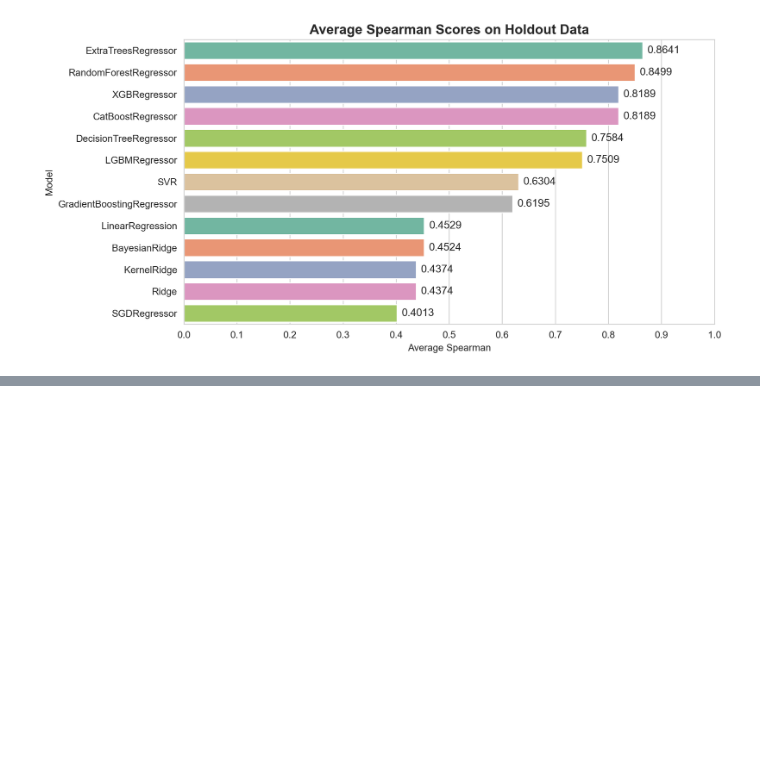
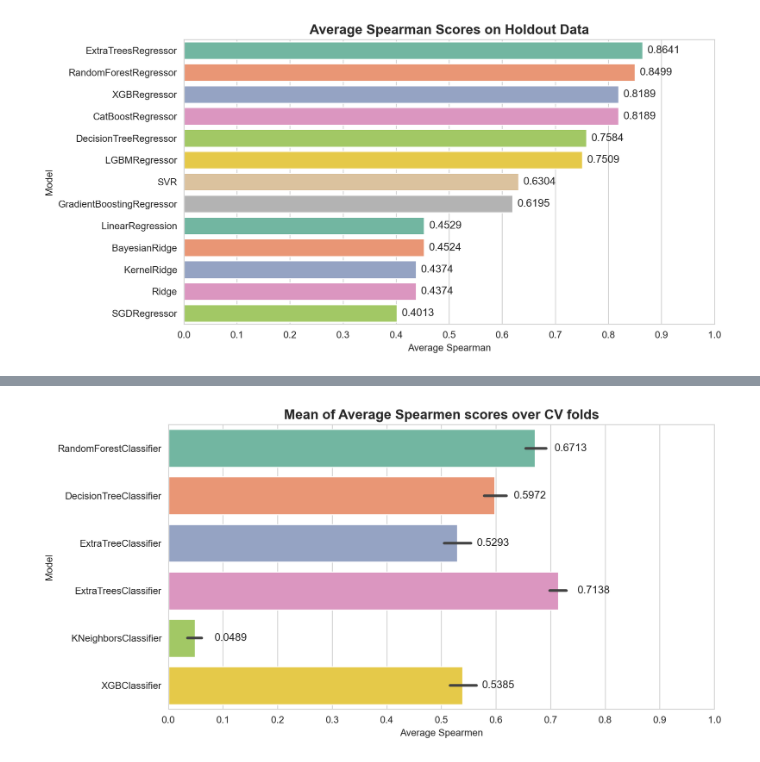
Before and after one commit to nina-prog/meta-learning-for-encoder-selection, a Jupyter notebook: notebooks/week11/week11-regression.ipynb, the cells around one changed output, grey strips where cells are left out. Saved outputs shown, nothing was run; the diff lists cells and outputs as text; code cells hidden in the pictures; blank space fills up the shorter version.

Commit message:
Add plots for comparison of multiclass classification regression

```diff
--- a/notebooks/week11/week11-regression.ipynb
+++ b/notebooks/week11/week11-regression.ipynb
@@ -261,0 +264,7 @@ plt.show()
+# %%
+# load from pickle
+scores_df = pd.read_pickle("../../data/preprocessed/rank_scores_multiclass.pkl")
+scores_df["model"] = scores_df["model"].apply(lambda x: x.__class__.__name__)
+# explode the metric columns and add the fold column
+scores_df = scores_df.explode(["test_spearman", "test_mcc"]).reset_index(drop=True)
+scores_df["fold"] = scores_df.index % 5
@@ -261,0 +291,15 @@ plt.show()
+# %%
+# plot mean of test_spearan and test_mcc for every model
+fig, ax = plt.subplots(figsize=(10, 5))
+sns.barplot(x="test_spearman", y="model", data=scores_df, ax=ax, palette="Set2")
+# add the spearman scores as text to the bars
+ax.bar_label(ax.containers[0], fmt="%.4f", size=11, padding=20)
+ax.set_title("Mean of Average Spearmen scores over CV folds", size=14, fontweight="bold")
+ax.set_xlabel("Average Spearmen")
+ax.set_ylabel("Model")
+ax.set_xticks(np.arange(0, 1.1, 0.1))
+
+plt.tight_layout()
+plt.show()
+# %% [output]
+[figure, added]
```
Also changed, not shown: parts of 4 cells of this notebook, 1 other file.
